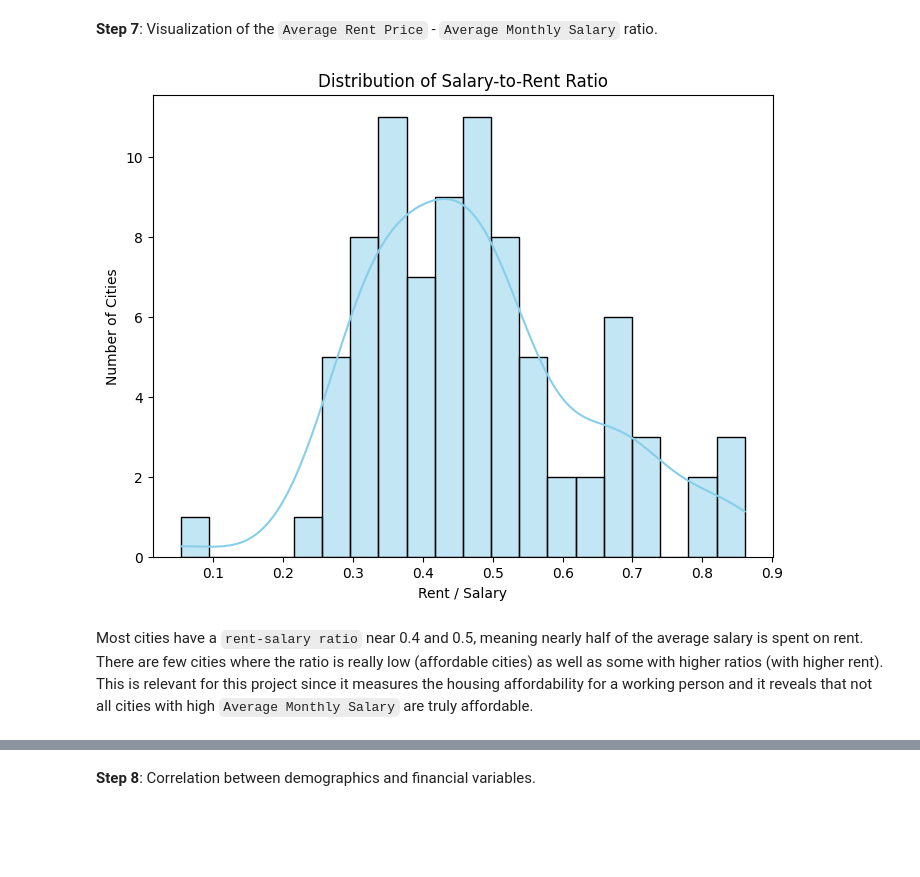
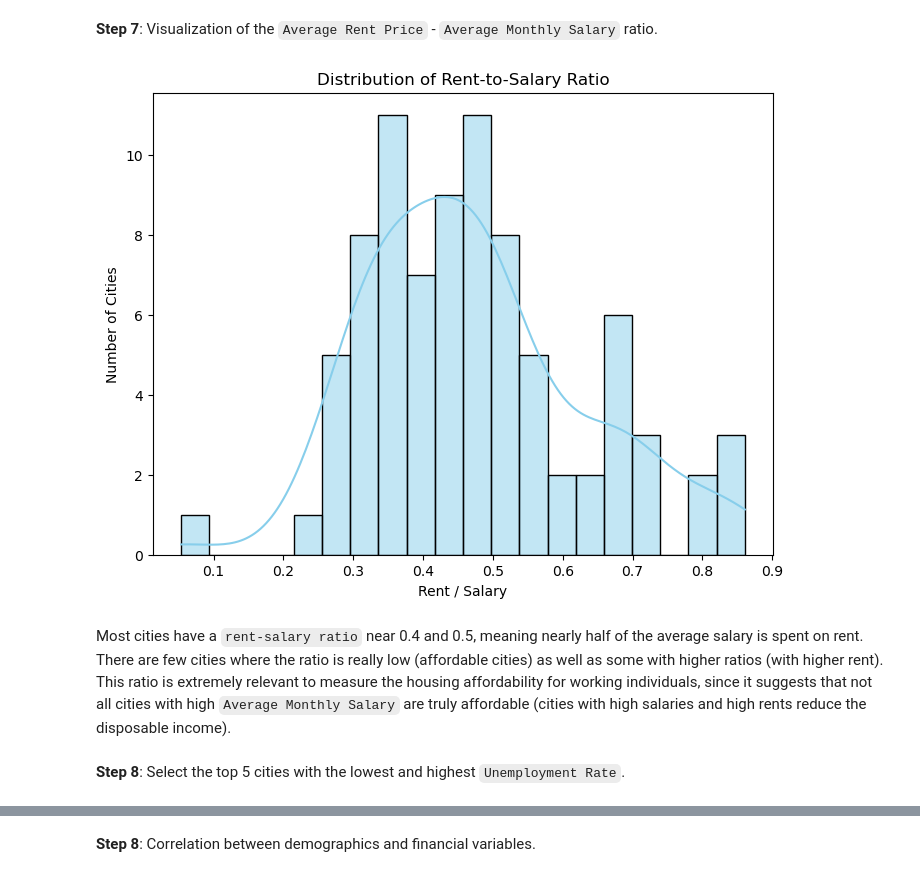
Before and after one commit to amdbsilva/Programming-for-Data-Science-Project, a Jupyter notebook: PDS_project.ipynb, the cells around one changed output, grey strips where cells are left out. Saved outputs shown, nothing was run; the diff lists cells and outputs as text; code cells hidden in the pictures; blank space fills up the shorter version.

```diff
--- a/PDS_project.ipynb
+++ b/PDS_project.ipynb
@@ -529,12 +517,14 @@ The best city for someone looking for those specific characteristics is Dresden,
 # %%
 data_copy["rent-salary ratio"] = data_copy['Average Rent Price']/data_copy['Average Monthly Salary']
 plt.figure(figsize=(8,6))
 sns.histplot(data_copy["rent-salary ratio"], bins=20, kde=True, color='skyblue')
-plt.title('Distribution of Salary-to-Rent Ratio')
+plt.title('Distribution of Rent-to-Salary Ratio')
 plt.xlabel('Rent / Salary')
 plt.ylabel('Number of Cities')
 plt.show()
 # %% [output]
-[figure, old version]
+[figure, new version]
 # %% [markdown]
-Most cities have a `rent-salary ratio` near 0.4 and 0.5, meaning nearly half of the average salary is spent on rent. There are few cities where the ratio is really low (affordable cities) as well as some with higher ratios (with higher rent). This is relevant for this project since it measures the housing affordability for a working person and it reveals that not all cities with high `Average Monthly Salary` are truly affordable.
+Most cities have a `rent-salary ratio` near 0.4 and 0.5, meaning nearly half of the average salary is spent on rent. There are few cities where the ratio is really low (affordable cities) as well as some with higher ratios (with higher rent). This ratio is extremely relevant to measure the housing affordability for working individuals, since it suggests that not all cities with high `Average Monthly Salary` are truly affordable (cities with high salaries and high rents reduce the disposable income).
+# %% [markdown]
+**Step 8**: Select the top 5 cities with the lowest and highest `Unemployment Rate`.
```
Also changed, not shown: parts of 43 cells of this notebook.
